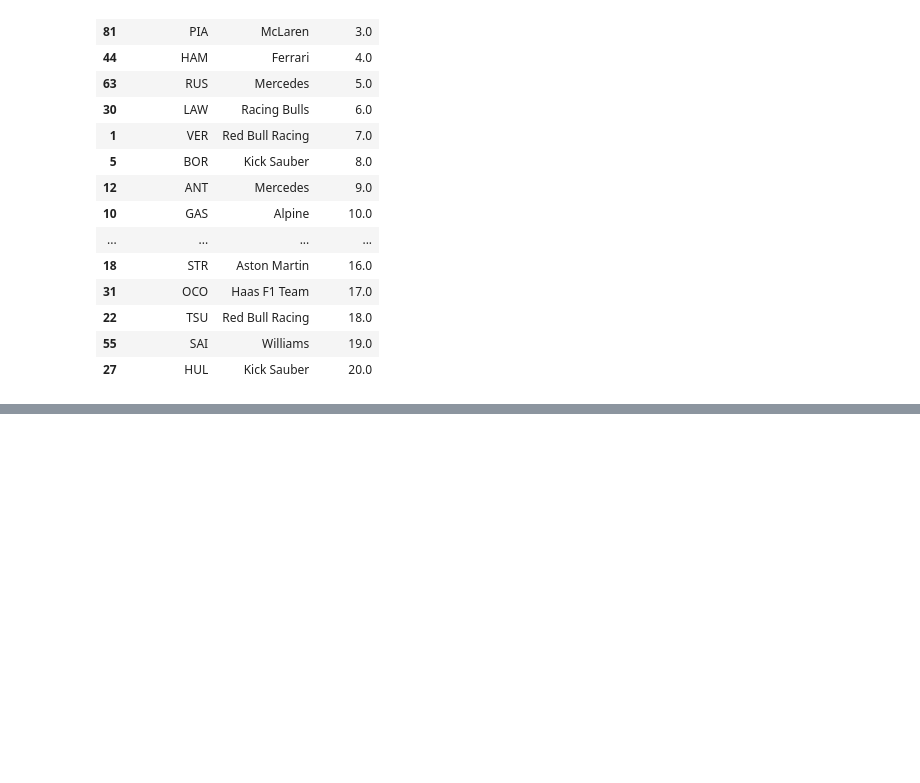
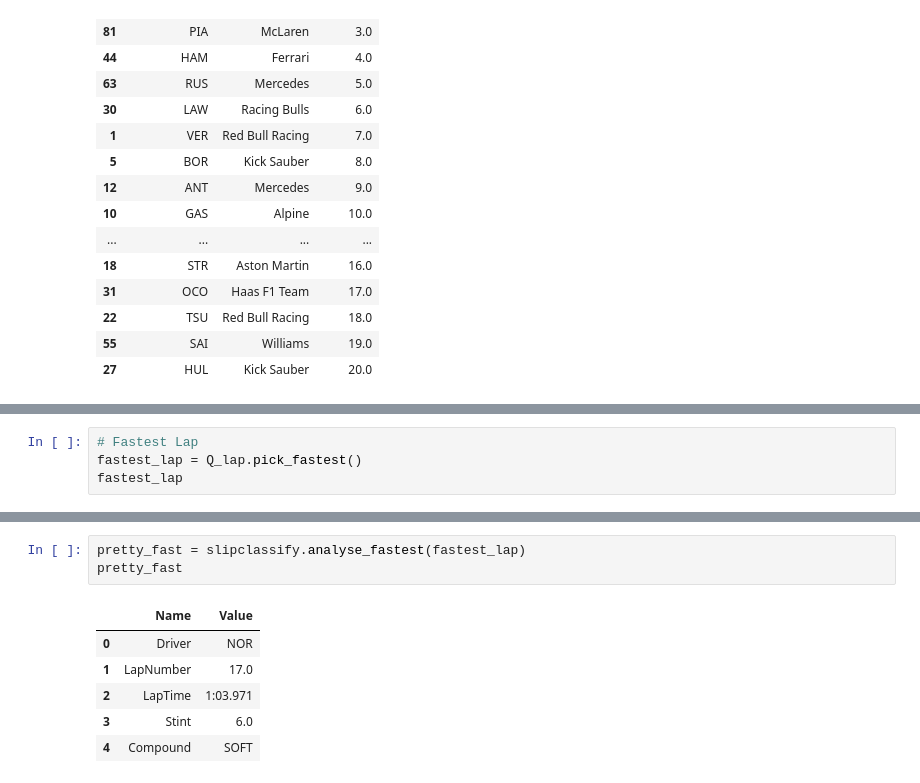
Before and after one commit to Mohandas-KJ/Slipstream-F1, a Jupyter notebook: 2026_Austria_GP/notebooks/01_results_and_laps.ipynb, the cells around one changed output, grey strips where cells are left out. Saved outputs shown, nothing was run; the diff lists cells and outputs as text; blank space fills up the shorter version.

```diff
--- a/2026_Austria_GP/notebooks/01_results_and_laps.ipynb
+++ b/2026_Austria_GP/notebooks/01_results_and_laps.ipynb
@@ -93,0 +117,4 @@ Q_result
+# %%
+# Fastest Lap
+fastest_lap = Q_lap.pick_fastest()
+fastest_lap
@@ -93,0 +139,10 @@ Q_result
+# %%
+pretty_fast = slipclassify.analyse_fastest(fastest_lap)
+pretty_fast
+# %% [output]
+|  | Name | Value |
+| 0 | Driver | NOR |
+| 1 | LapNumber | 17.0 |
+| 2 | LapTime | 1:03.971 |
+| 3 | Stint | 6.0 |
+| 4 | Compound | SOFT |
```
Also changed, not shown: parts of 4 cells of this notebook, 3 other files.
